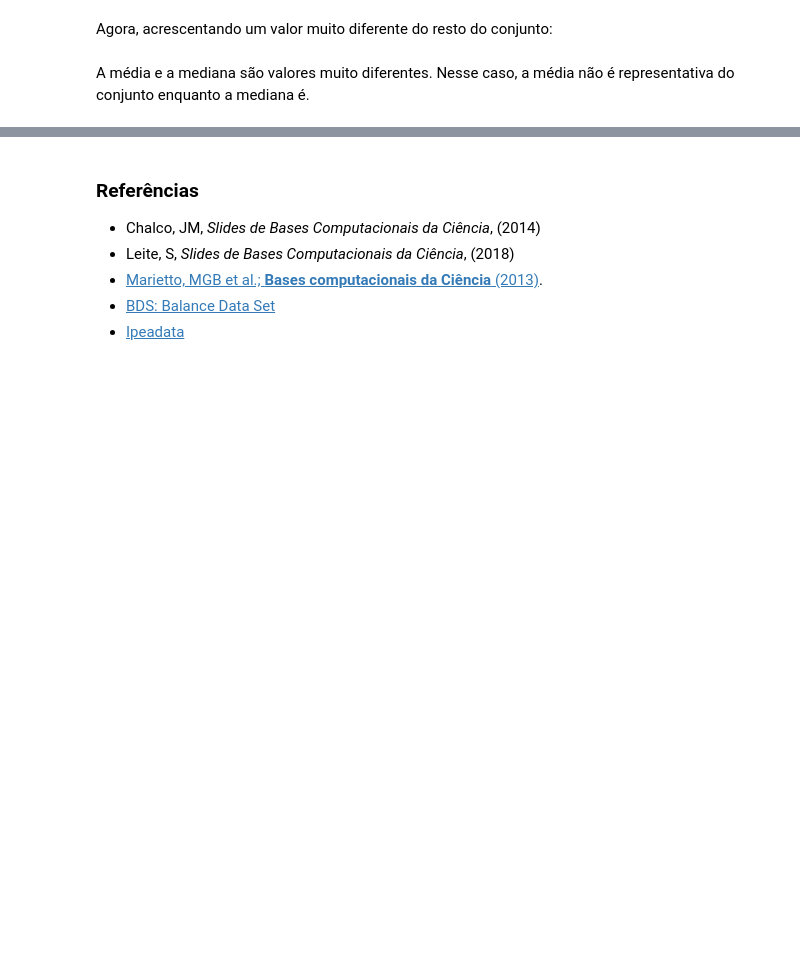
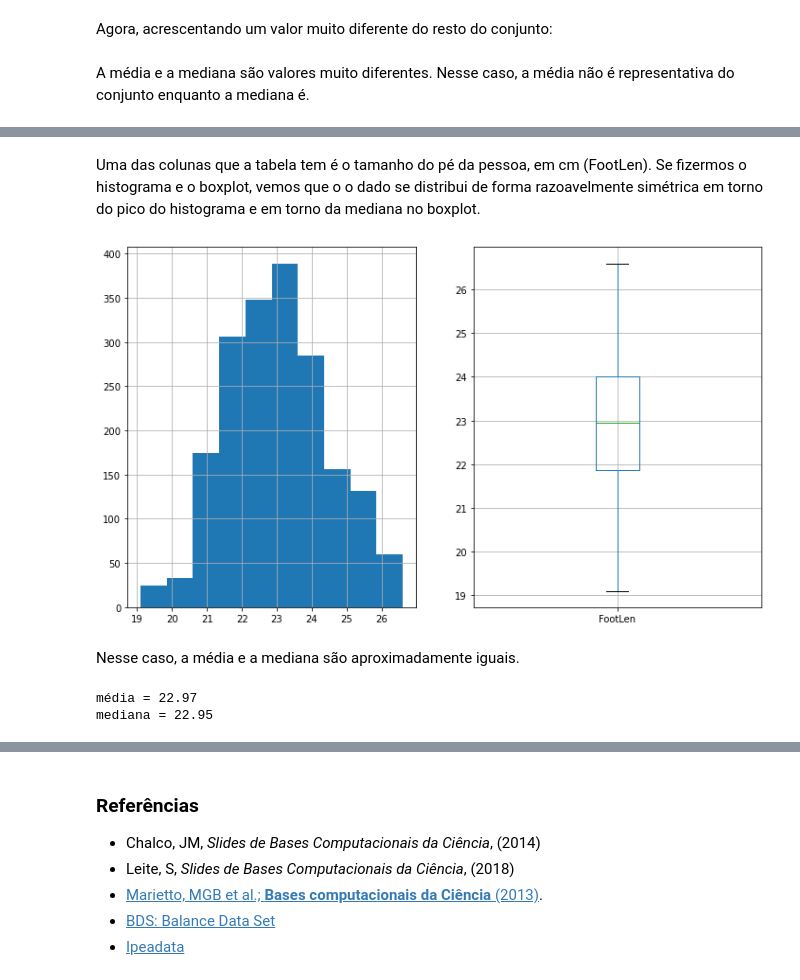
Before and after one commit to rnwatanabe/BasesComputacionais2021, a Jupyter notebook: aula5/Estatistica.ipynb, the cells around one changed output, grey strips where cells are left out. Cells and saved outputs as stored; diff of their text form; code cells hidden in the pictures; blank space fills up the shorter version.

```diff
--- a/aula5/Estatistica.ipynb
+++ b/aula5/Estatistica.ipynb
@@ -506,0 +525,3 @@ Mediana de x é -4.1
+# %%
+info = pd.read_csv('https://raw.githubusercontent.com/rnwatanabe/BasesComputacionais2021/main/dados/BDSinfo.csv', sep='\t')
+info
@@ -506,0 +542,19 @@ Mediana de x é -4.1
+# %% [markdown]
+Uma das colunas que a tabela tem é o tamanho do pé da pessoa, em cm (FootLen). Se fizermos o histograma e o boxplot, vemos que o o dado se distribui de forma razoavelmente simétrica em torno do pico do histograma e em torno da mediana no boxplot.
+# %%
+plt.figure(figsize=(12,7))
+plt.subplot(1,2,1)
+info['FootLen'].hist()
+plt.subplot(1,2,2)
+info.boxplot('FootLen')
+plt.show()
+# %% [output]
+[figure, added]
+# %% [markdown]
+Nesse caso, a média e a mediana são aproximadamente iguais.
+# %%
+print('média = %.2f' %info['FootLen'].mean())
+print('mediana = %.2f' %info['FootLen'].median())
+# %% [output]
+média = 22.97
+mediana = 22.95
```
Also changed, not shown: parts of 24 cells of this notebook.
